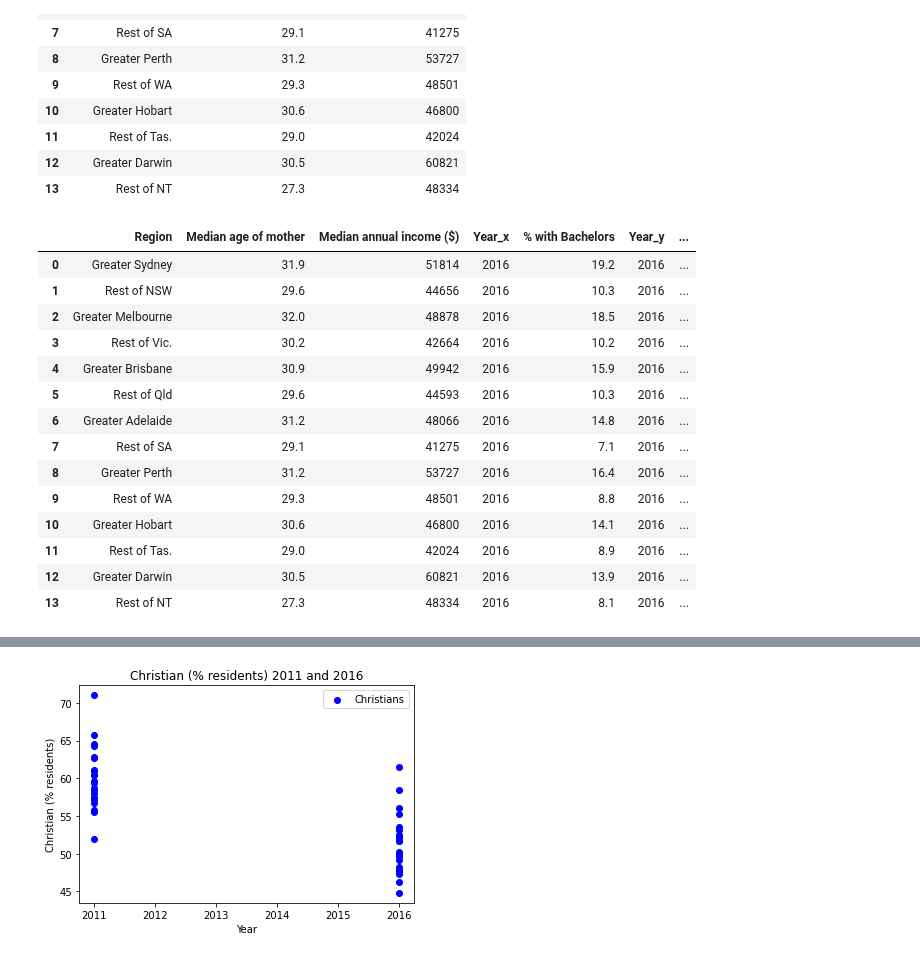
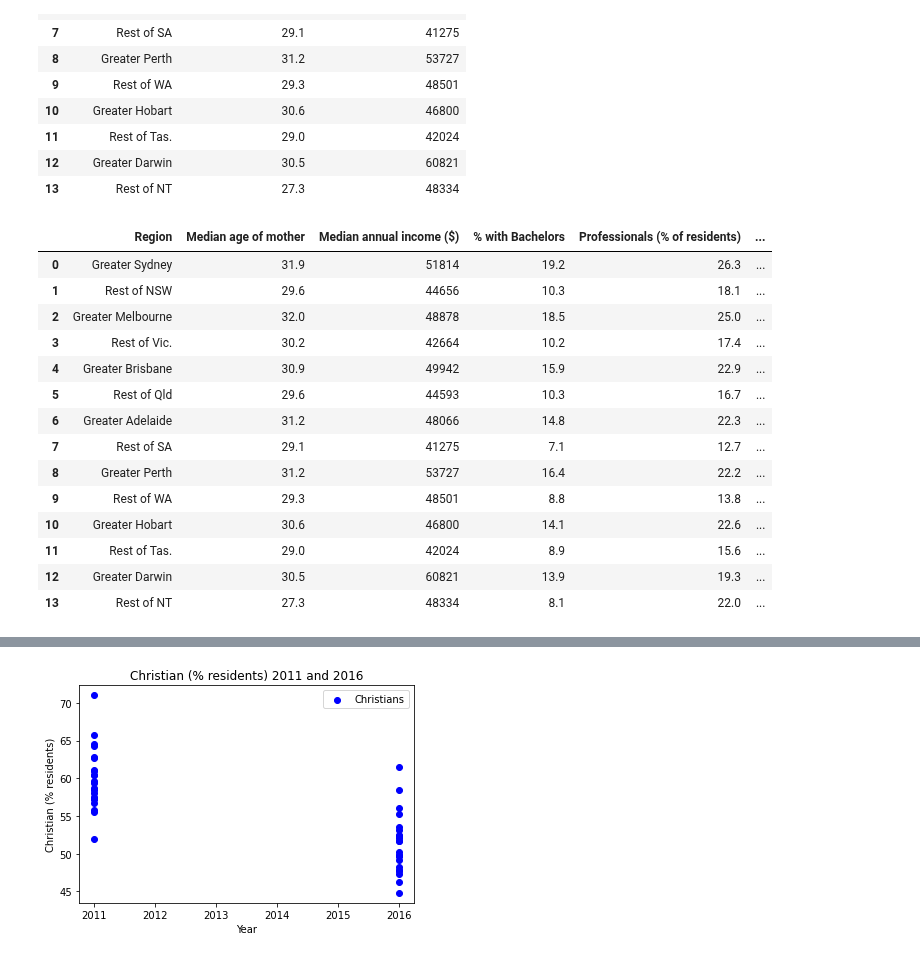
Before and after one commit to NathanJPotter/Team-Project-1, a Jupyter notebook: Project 1.ipynb, the cells around one changed output, grey strips where cells are left out. Cells and saved outputs as stored; diff of their text form; code cells hidden in the pictures.

```diff
--- a/Project 1.ipynb
+++ b/Project 1.ipynb
@@ -345,25 +345,26 @@ city_regional_df
 # %%
 city_regional_2016_df = pd.merge(city_regional_df, edu_data_2016_df, how='inner', on='Region')
 city_regional_2016_df = pd.merge(city_regional_2016_df, prof_data_2016_df, how='inner', on='Region')
 city_regional_2016_df = pd.merge(city_regional_2016_df, mortgage_data_2016_df, how='inner', on='Region')
 city_regional_2016_df = pd.merge(city_regional_2016_df, mortgage_stress_2016_df, how='inner', on='Region')
 city_regional_2016_df = pd.merge(city_regional_2016_df, rental_data_2016_df, how='inner', on='Region')
 city_regional_2016_df = pd.merge(city_regional_2016_df, rental_stress_2016_df, how='inner', on='Region')
 city_regional_2016_df = pd.merge(city_regional_2016_df, christian_data_2016_df, how='inner', on='Region')
+city_regional_2016_df = city_regional_2016_df.drop(['Year', 'Year_x', 'Year_y'], axis = 1)
 city_regional_2016_df
 # %% [output]
-|  | Region | Median age of mother | Median annual income ($) | Year_x | % with Bachelors | Year_y | ... |
-| 0 | Greater Sydney | 31.9 | 51814 | 2016 | 19.2 | 2016 | ... |
-| 1 | Rest of NSW | 29.6 | 44656 | 2016 | 10.3 | 2016 | ... |
-| 2 | Greater Melbourne | 32.0 | 48878 | 2016 | 18.5 | 2016 | ... |
-| 3 | Rest of Vic. | 30.2 | 42664 | 2016 | 10.2 | 2016 | ... |
-| 4 | Greater Brisbane | 30.9 | 49942 | 2016 | 15.9 | 2016 | ... |
-| 5 | Rest of Qld | 29.6 | 44593 | 2016 | 10.3 | 2016 | ... |
-| 6 | Greater Adelaide | 31.2 | 48066 | 2016 | 14.8 | 2016 | ... |
-| 7 | Rest of SA | 29.1 | 41275 | 2016 | 7.1 | 2016 | ... |
-| 8 | Greater Perth | 31.2 | 53727 | 2016 | 16.4 | 2016 | ... |
-| 9 | Rest of WA | 29.3 | 48501 | 2016 | 8.8 | 2016 | ... |
-| 10 | Greater Hobart | 30.6 | 46800 | 2016 | 14.1 | 2016 | ... |
-| 11 | Rest of Tas. | 29.0 | 42024 | 2016 | 8.9 | 2016 | ... |
-| 12 | Greater Darwin | 30.5 | 60821 | 2016 | 13.9 | 2016 | ... |
-| 13 | Rest of NT | 27.3 | 48334 | 2016 | 8.1 | 2016 | ... |
+|  | Region | Median age of mother | Median annual income ($) | % with Bachelors | Professionals (% of residents) | ... |
+| 0 | Greater Sydney | 31.9 | 51814 | 19.2 | 26.3 | ... |
+| 1 | Rest of NSW | 29.6 | 44656 | 10.3 | 18.1 | ... |
+| 2 | Greater Melbourne | 32.0 | 48878 | 18.5 | 25.0 | ... |
+| 3 | Rest of Vic. | 30.2 | 42664 | 10.2 | 17.4 | ... |
+| 4 | Greater Brisbane | 30.9 | 49942 | 15.9 | 22.9 | ... |
+| 5 | Rest of Qld | 29.6 | 44593 | 10.3 | 16.7 | ... |
+| 6 | Greater Adelaide | 31.2 | 48066 | 14.8 | 22.3 | ... |
+| 7 | Rest of SA | 29.1 | 41275 | 7.1 | 12.7 | ... |
+| 8 | Greater Perth | 31.2 | 53727 | 16.4 | 22.2 | ... |
+| 9 | Rest of WA | 29.3 | 48501 | 8.8 | 13.8 | ... |
+| 10 | Greater Hobart | 30.6 | 46800 | 14.1 | 22.6 | ... |
+| 11 | Rest of Tas. | 29.0 | 42024 | 8.9 | 15.6 | ... |
+| 12 | Greater Darwin | 30.5 | 60821 | 13.9 | 19.3 | ... |
+| 13 | Rest of NT | 27.3 | 48334 | 8.1 | 22.0 | ... |
```
Also changed, not shown: parts of 5 cells of this notebook.
